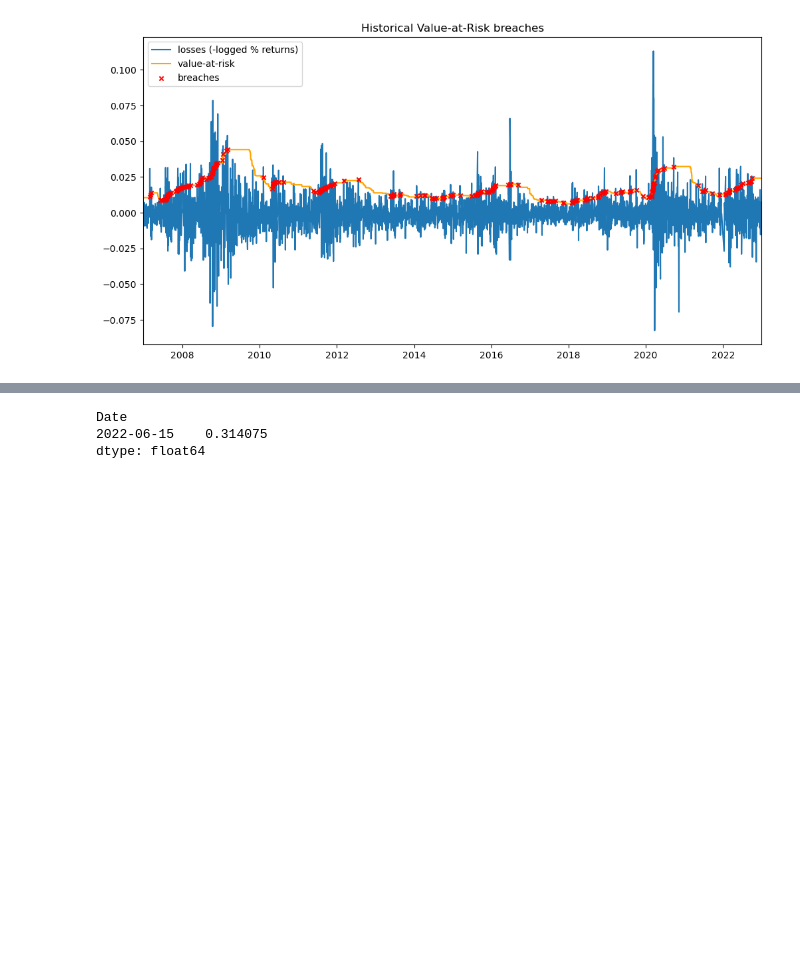
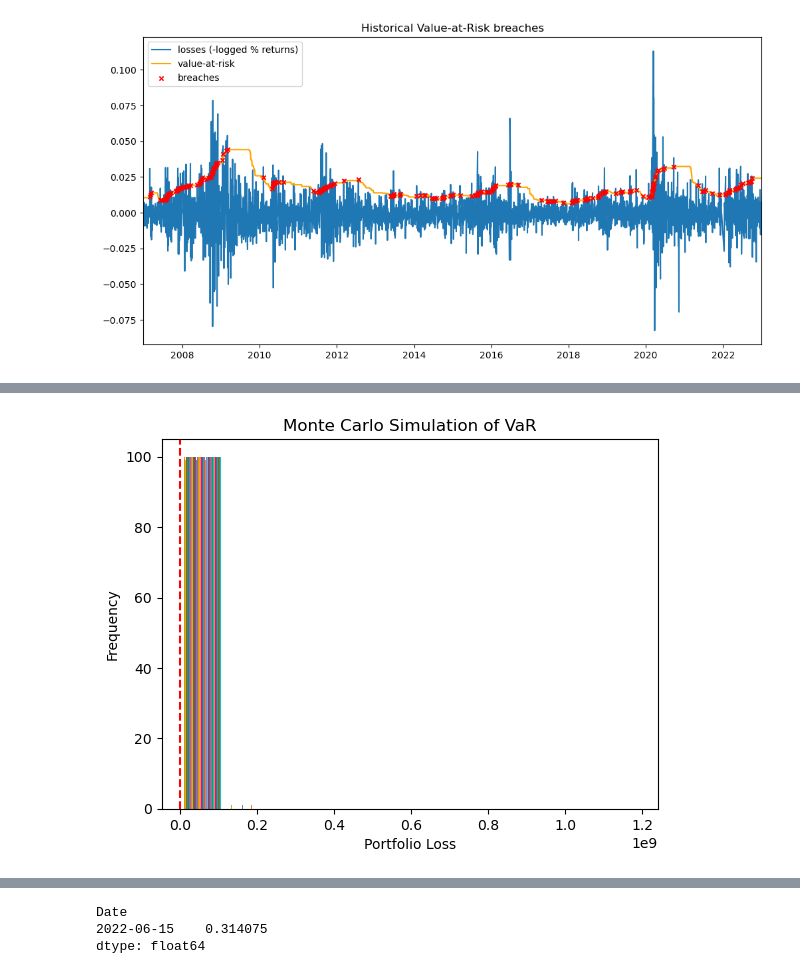
Before and after one commit to Johanlai/risk_management, a Jupyter notebook: VaR.ipynb, the cells around one changed output, grey strips where cells are left out. Drawn from its saved outputs; the diff is of its cells as text; code cells hidden in the pictures; blank space fills up the shorter version.

Commit message:
playing with chatgpt monte carlos

```diff
--- a/VaR.ipynb
+++ b/VaR.ipynb
@@ -73,0 +309,9 @@ plt.show()
+# %%
+plt.hist(portfolio_loss)
+plt.axvline(x=var, color='r', linestyle='--')
+plt.title('Monte Carlo Simulation of VaR')
+plt.xlabel('Portfolio Loss')
+plt.ylabel('Frequency')
+plt.show()
+# %% [output]
+[figure, added]
```
Also changed, not shown: parts of 14 cells of this notebook.
